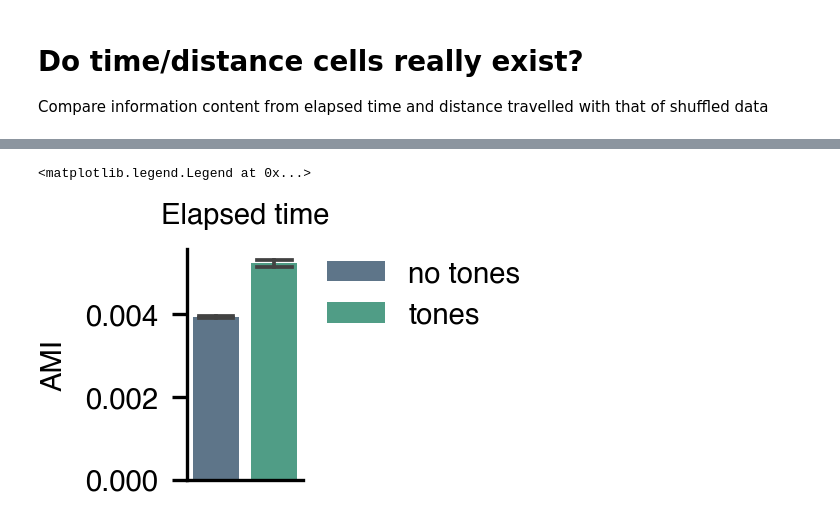
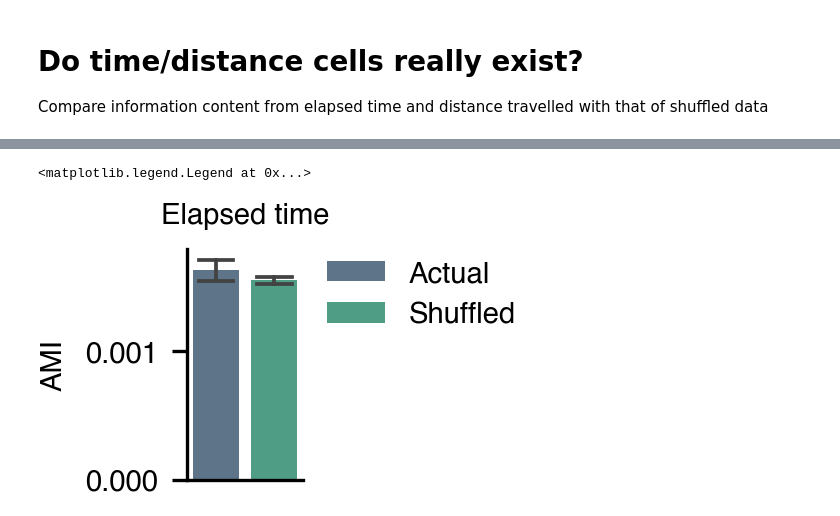
Before and after one commit to etterguillaume/PyCaAn, a Jupyter notebook: time_distance_significance.ipynb, the cells around one changed output, grey strips where cells are left out. Cells and saved outputs as stored; diff of their text form; code cells hidden in the pictures.

```diff
--- a/time_distance_significance.ipynb
+++ b/time_distance_significance.ipynb
@@ -75,17 +133,17 @@ plt.legend(bbox_to_anchor=(1.1, 1), loc='upper left', borderaxespad=0)
 # %%
 # Temporal coding with or without tones
 plt.figure(figsize=(.5,1))
-sns.barplot([AMI,np.mean(shuffled_AMI,axis=0)],
+sns.barplot([AMI[p_value<0.05],np.mean(shuffled_AMI,axis=0)],
              label=['Actual','Shuffled'],
              errorbar='se',
              capsize=.6,
-             hue_order=['Actual',[],[],[],[],[],'Shuffled']
+             hue_order=['Actual','Shuffled']
              )
 
 plt.title('Elapsed time')
 plt.ylabel('AMI')
 plt.xticks([])
 plt.legend(bbox_to_anchor=(1.1, 1), loc='upper left', borderaxespad=0)
 # %% [output]
 <matplotlib.legend.Legend at 0x...>
-[figure, old version]
+[figure, new version]
```
Also changed, not shown: parts of 9 cells of this notebook.
